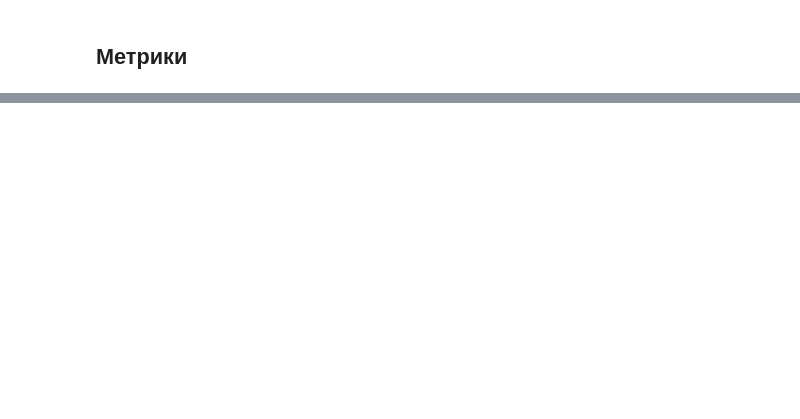
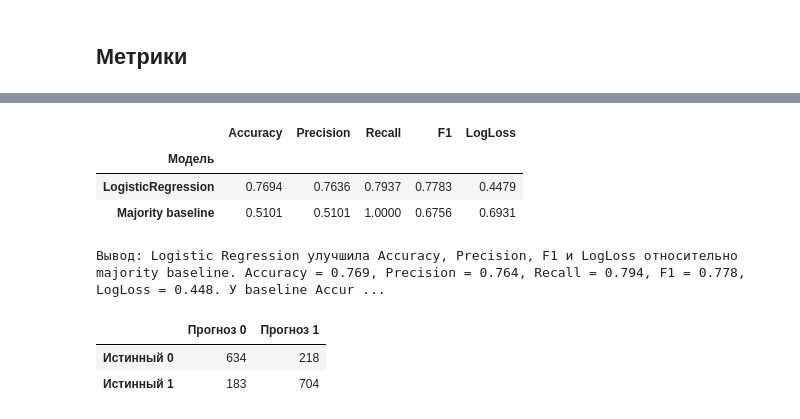
Before and after one commit to vodobryshkin/sai-labs, a Jupyter notebook: lab1.ipynb, the cells around one changed output, grey strips where cells are left out. Saved outputs shown, nothing was run; the diff lists cells and outputs as text; code cells hidden in the pictures; blank space fills up the shorter version.

```diff
--- a/lab1.ipynb
+++ b/lab1.ipynb
@@ -356,32 +443,50 @@ plt.show()
 # %%
 spaceship_probabilities = logistic_model.predict_proba(spaceship_test_features)
 spaceship_predictions = logistic_model.predict(spaceship_test_features)
 
 spaceship_baseline_probability = np.mean(spaceship_train_targets)
 spaceship_baseline_class = int(spaceship_baseline_probability >= 0.5)
 spaceship_baseline_predictions = np.full(
     len(spaceship_test_targets), spaceship_baseline_class
 )
 spaceship_baseline_probabilities = np.full(
     len(spaceship_test_targets), spaceship_baseline_probability
 )
 
 spaceship_results = []
 for name, predictions, probabilities in [
     ("LogisticRegression", spaceship_predictions, spaceship_probabilities),
     ("Majority baseline", spaceship_baseline_predictions, spaceship_baseline_probabilities),
 ]:
     spaceship_results.append({
         "Модель": name,
         "Accuracy": accuracy(spaceship_test_targets, predictions),
         "Precision": precision(spaceship_test_targets, predictions),
         "Recall": recall(spaceship_test_targets, predictions),
         "F1": f1_score(spaceship_test_targets, predictions),
         "LogLoss": log_loss(spaceship_test_targets, probabilities),
     })
 
 spaceship_results = pd.DataFrame(spaceship_results).set_index("Модель")
 display(spaceship_results.round(4))
+
+print(
+    f"Вывод: Logistic Regression улучшила Accuracy, Precision, F1 и LogLoss "
+    f"относительно majority baseline. "
+    f"Accuracy = {spaceship_results.loc['LogisticRegression', 'Accuracy']:.3f}, "
+    f"Precision = {spaceship_results.loc['LogisticRegression', 'Precision']:.3f}, "
+    f"Recall = {spaceship_results.loc['LogisticRegression', 'Recall']:.3f}, "
+    f"F1 = {spaceship_results.loc['LogisticRegression', 'F1']:.3f}, "
+    f"LogLoss = {spaceship_results.loc['LogisticRegression', 'LogLoss']:.3f}. "
+    f"У baseline Accuracy = {spaceship_results.loc['Majority baseline', 'Accuracy']:.3f}. "
+    "Recall у baseline выше: он всегда предсказывает класс 1."
+)
+# %% [output]
+|  | Accuracy | Precision | Recall | F1 | LogLoss |
+| Модель |  |  |  |  |  |
+| LogisticRegression | 0.7694 | 0.7636 | 0.7937 | 0.7783 | 0.4479 |
+| Majority baseline | 0.5101 | 0.5101 | 1.0000 | 0.6756 | 0.6931 |
+Вывод: Logistic Regression улучшила Accuracy, Precision, F1 и LogLoss относительно majority baseline. Accuracy = 0.769, Precision = 0.764, Recall = 0.794, F1 = 0.778, LogLoss = 0.448. У baseline Accur ...
 # %%
 spaceship_confusion_matrix = confusion_matrix(
     spaceship_test_targets, spaceship_predictions
@@ -391,21 +496,7 @@ display(pd.DataFrame(
     index=["Истинный 0", "Истинный 1"],
     columns=["Прогноз 0", "Прогноз 1"],
 ))
-
-plt.figure(figsize=(5, 4))
-plt.imshow(spaceship_confusion_matrix, cmap="Blues")
-for row in range(2):
-    for column in range(2):
-        value = spaceship_confusion_matrix[row, column]
-        color = "white" if value > spaceship_confusion_matrix.max() / 2 else "black"
-        plt.text(
-            column, row, str(value),
-            ha="center", va="center", fontsize=14, color=color,
-        )
-plt.xticks([0, 1], ["0", "1"])
-plt.yticks([0, 1], ["0", "1"])
-plt.xlabel("Предсказанный класс")
-plt.ylabel("Истинный класс")
-plt.title("Spaceship Titanic: матрица ошибок")
-plt.tight_layout()
-plt.show()
+# %% [output]
+|  | Прогноз 0 | Прогноз 1 |
+| Истинный 0 | 634 | 218 |
+| Истинный 1 | 183 | 704 |
```
Also changed, not shown: parts of 12 cells of this notebook.
